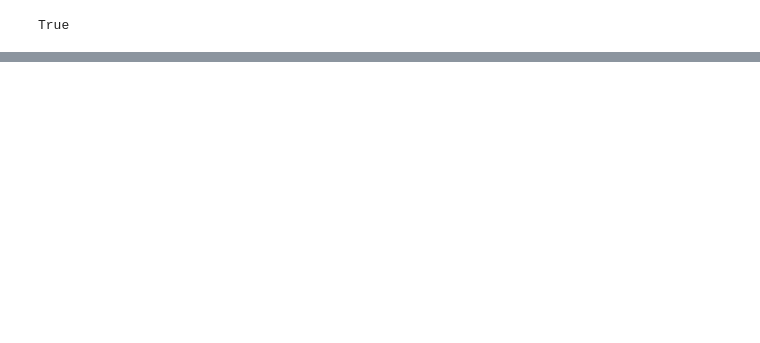
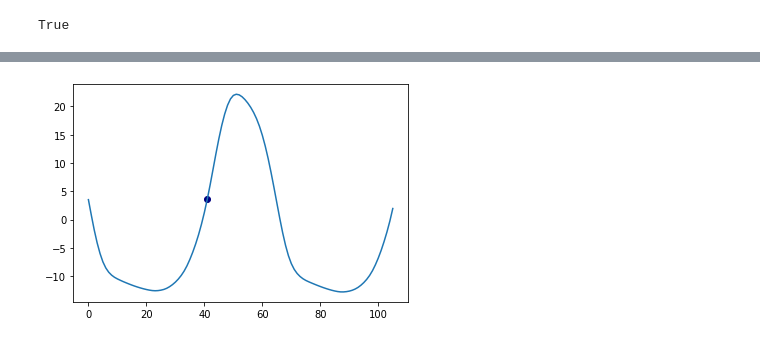
Before and after one commit to aw02m/Spiking_neural_networks, a Jupyter notebook: notebooks/first_run_target_spiking.ipynb, the cells around one changed output, grey strips where cells are left out. Drawn from its saved outputs; the diff is of its cells as text; code cells hidden in the pictures; blank space fills up the shorter version.

```diff
--- a/notebooks/first_run_target_spiking.ipynb
+++ b/notebooks/first_run_target_spiking.ipynb
@@ -189,0 +205,9 @@ plt.close()
+# %%
+pca_spike = pca_x.numpy()[spiking_point_indexes]
+
+plt.plot(np.arange(end), pca_x[:end][:, 0])
+plt.scatter(np.arange(1000)[spiking_point_indexes][:period], pca_spike[:period][:, 0], c=[i for i in range(period)], cmap='jet')
+plt.show()
+plt.close()
+# %% [output]
+[figure, added]
```
Also changed, not shown: parts of 11 cells of this notebook.
